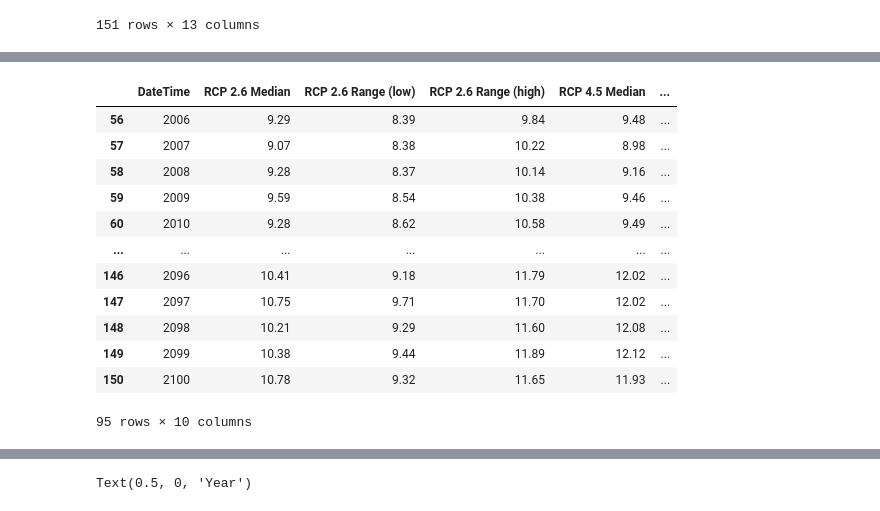
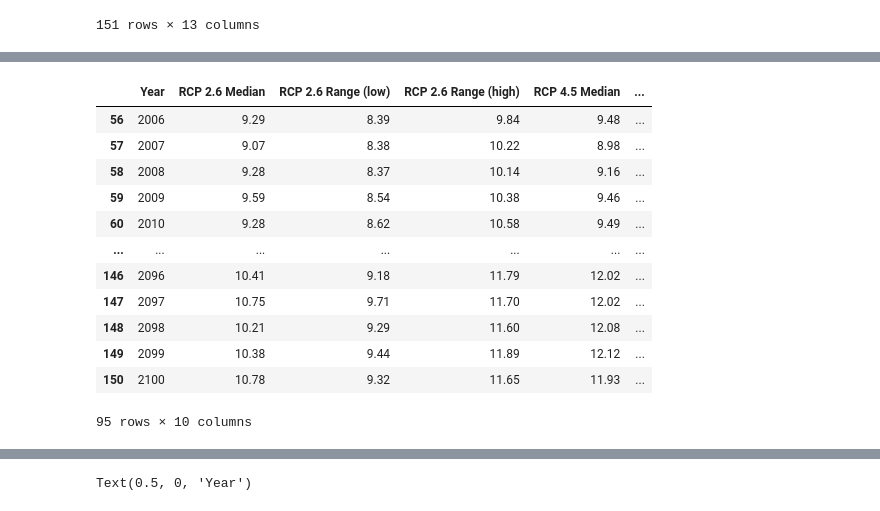
Before and after one commit to data301-2021-winter1/project-group70-project, a Jupyter notebook: notebooks/analysis1.ipynb, the cells around one changed output, grey strips where cells are left out. Drawn from its saved outputs; the diff is of its cells as text; code cells hidden in the pictures.

```diff
--- a/notebooks/analysis1.ipynb
+++ b/notebooks/analysis1.ipynb
@@ -27,9 +29,10 @@ meanTemp
 # %%
-#Clean up the DateTime column
+#Clean up the DateTime column to show only the years
 i=1950
 for x in range(151):
     meanTemp["DateTime"][x]=i
     i=i+1
+meanTemp=meanTemp.rename(columns={"DateTime": "Year"})
 meanTemp
 # %% [output]
 A value is trying to be set on a copy of a slice from a DataFrame
@@ -124,10 +102,11 @@ futureTemp
 # %%
-#futureTemp.pop('Modeled Historical')
-#futureTemp.pop('Historical Range (low)')
-#futureTemp.pop('Historical Range (high)')
+# clean up the columns that has NANs
+futureTemp.pop('Modeled Historical')
+futureTemp.pop('Historical Range (low)')
+futureTemp.pop('Historical Range (high)')
 futureTemp
 # %% [output]
-|  | DateTime | RCP 2.6 Median | RCP 2.6 Range (low) | RCP 2.6 Range (high) | RCP 4.5 Median | ... |
+|  | Year | RCP 2.6 Median | RCP 2.6 Range (low) | RCP 2.6 Range (high) | RCP 4.5 Median | ... |
 | 56 | 2006 | 9.29 | 8.39 | 9.84 | 9.48 | ... |
 | 57 | 2007 | 9.07 | 8.38 | 10.22 | 8.98 | ... |
 | 58 | 2008 | 9.28 | 8.37 | 10.14 | 9.16 | ... |
```
Also changed, not shown: parts of 20 cells of this notebook, 3 other files.
